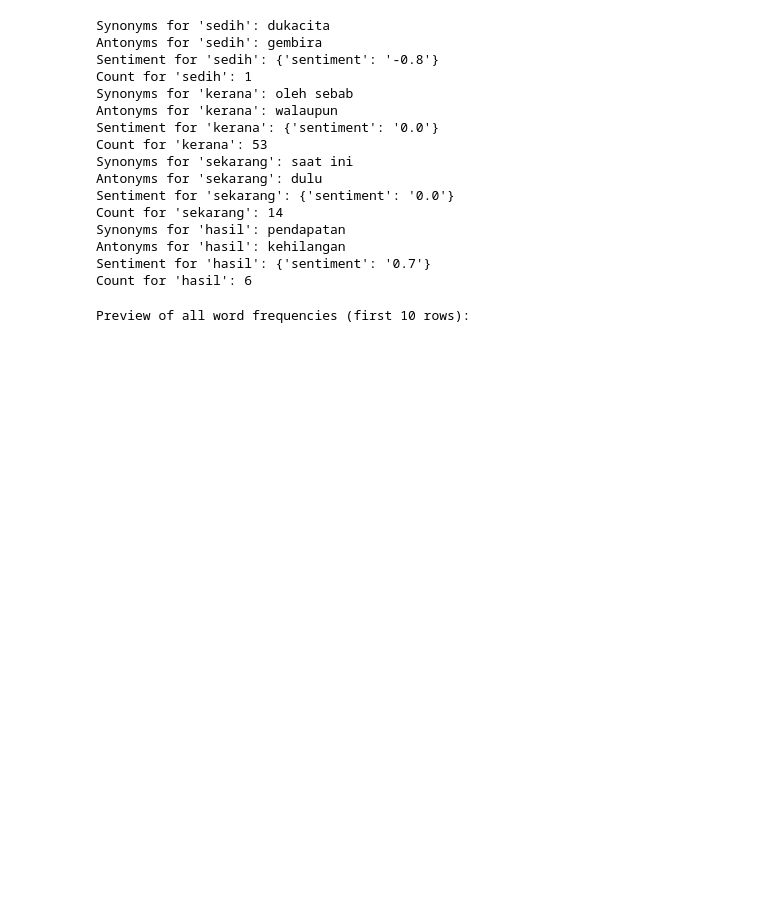
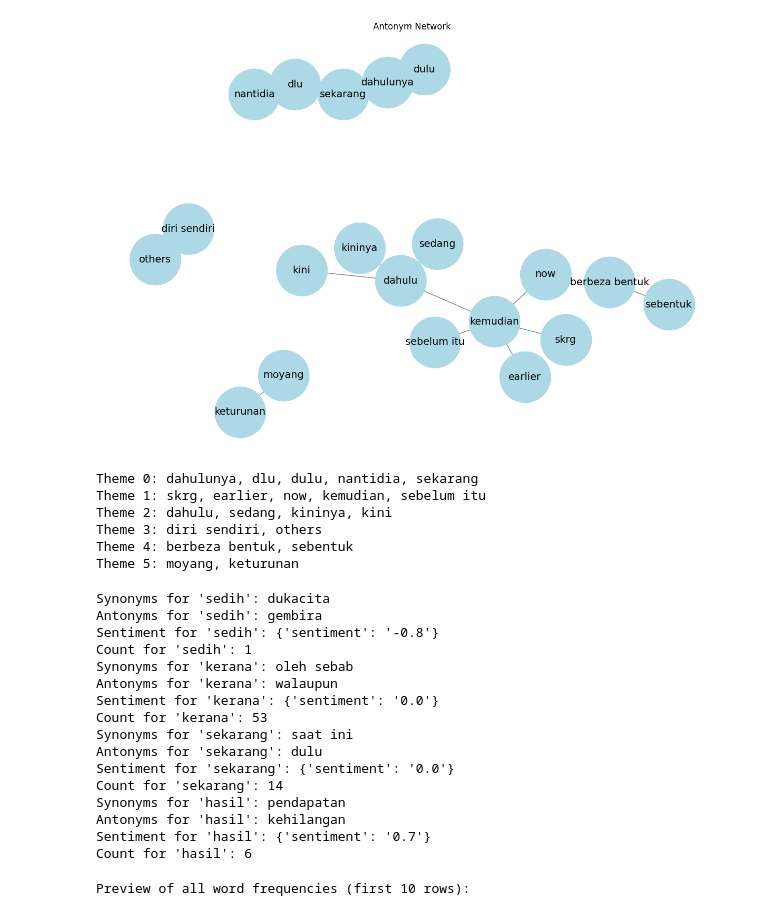
Before and after one commit to Brynlai/Data-Engineering-Assignment, a Jupyter notebook: bryan-extra-indi-pyspark.ipynb, the cells around one changed output. Drawn from its saved outputs; the diff is of its cells as text; code cells hidden in the pictures; blank space fills up the shorter version.

```diff
--- a/bryan-extra-indi-pyspark.ipynb
+++ b/bryan-extra-indi-pyspark.ipynb
@@ -92 +119,18 @@ Theme 3: sedang, kini
+# %%
+# V. Antonym and Semantic Network Analysis
+# Create and visualize antonym network
+G_antonym = create_network_pyspark(spark, db_handler, limit=10, relationship_type='antonym')
+visualize_network(G_antonym, title="Antonym Network")
+
+themes_antonym = identify_clusters(G_antonym)
+for theme_id, words in themes_antonym.items():
+    print(f"Theme {theme_id}: {', '.join(words)}")
+# %% [output]
+[figure, added]
+Theme 0: dahulunya, dlu, dulu, nantidia, sekarang
+Theme 1: skrg, earlier, now, kemudian, sebelum itu
+Theme 2: dahulu, sedang, kininya, kini
+Theme 3: diri sendiri, others
+Theme 4: berbeza bentuk, sebentuk
+Theme 5: moyang, keturunan
 # %%
```
Also changed, not shown: parts of 5 cells of this notebook, 1 other file.
